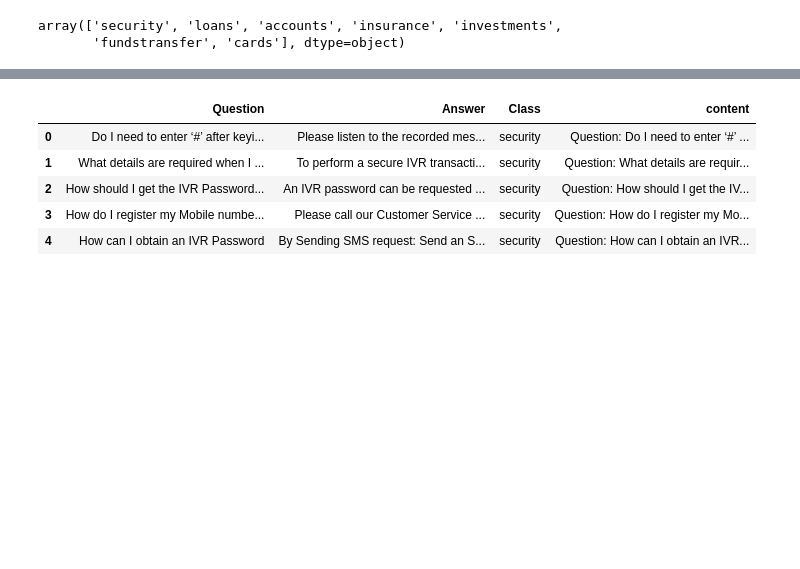
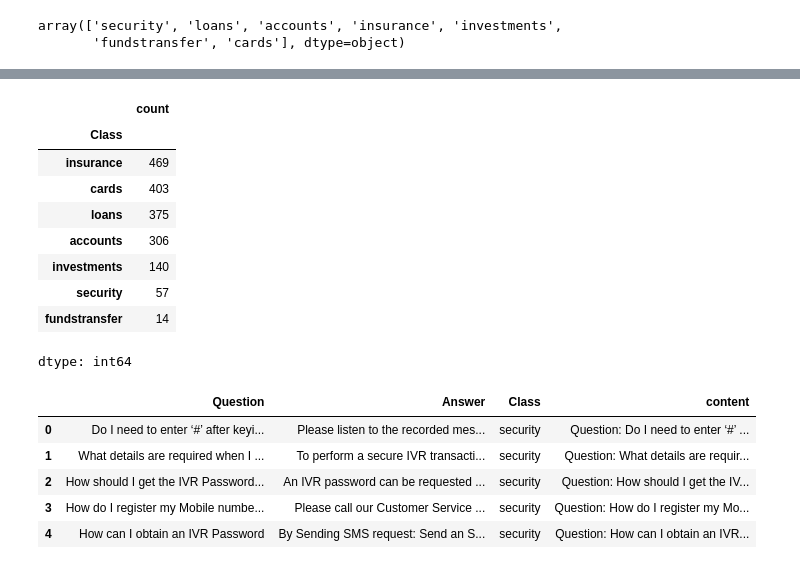
Before and after one commit to ChandrashekharGhanokar/genai_finance_chatbot, a Jupyter notebook: genai_finance_chatbot.ipynb, the cells around one changed output, grey strips where cells are left out. Cells and saved outputs as stored; diff of their text form; code cells hidden in the pictures; blank space fills up the shorter version.

```diff
--- a/genai_finance_chatbot.ipynb
+++ b/genai_finance_chatbot.ipynb
@@ -29,3 +76,17 @@ array(['security', 'loans', 'accounts', 'insurance', 'investments',
+# %%
+# Count the occurrences of each unique value in the 'Class' column
+bank['Class'].value_counts()
+# %% [output]
+|  | count |
+| Class |  |
+| insurance | 469 |
+| cards | 403 |
+| loans | 375 |
+| accounts | 306 |
+| investments | 140 |
+| security | 57 |
+| fundstransfer | 14 |
+dtype: int64
 # %%
 # combines "Question" and "Answer" columns into a single formatted string in the new "content" column
 bank["content"] = bank.apply(lambda row: f"Question: {row['Question']}\nAnswer: {row['Answer']}", axis=1)
```
Also changed, not shown: parts of 30 cells of this notebook.
